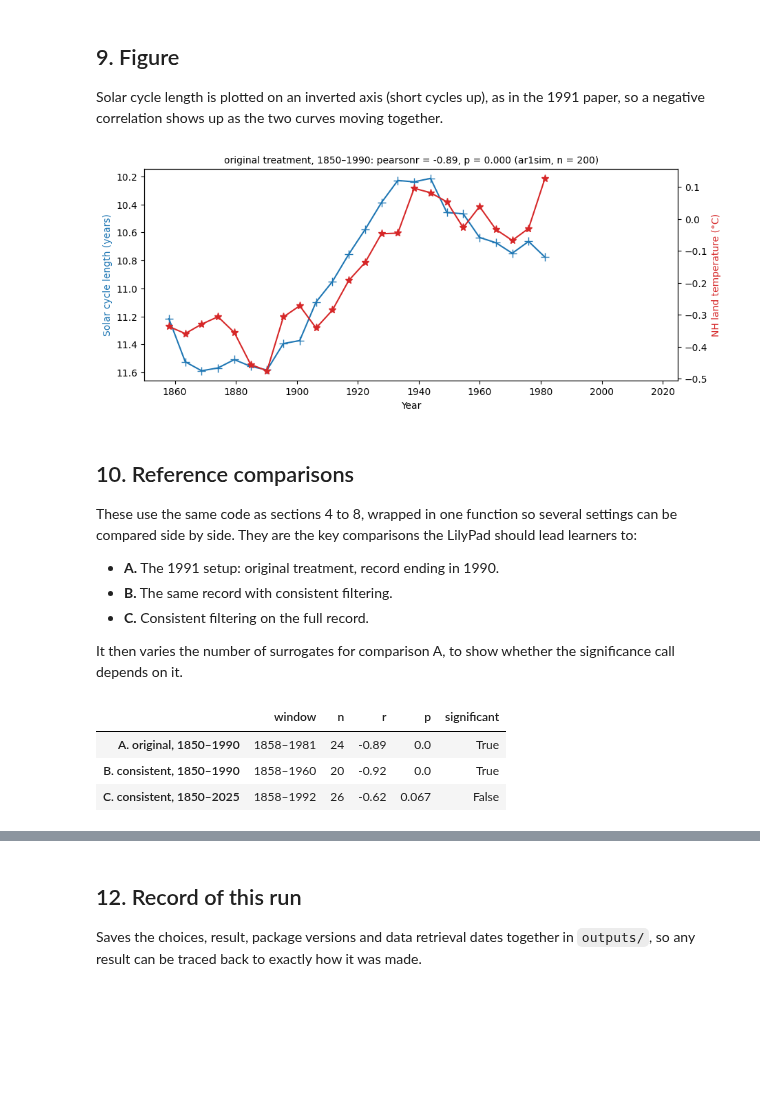
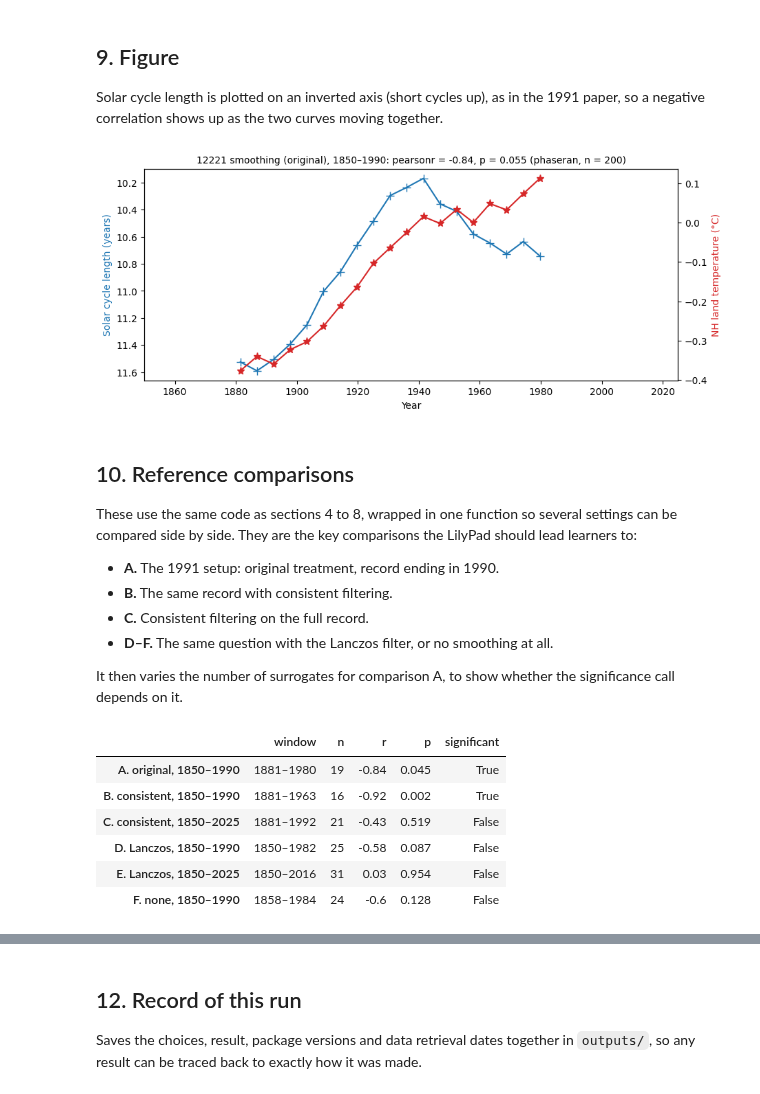
Before and after one commit to LinkedEarth/ThePond, a Jupyter notebook: lilypads/workflow/methods-actionable/correlation/workflow.ipynb, the cells around one changed output, grey strips where cells are left out. Saved outputs shown, nothing was run; the diff lists cells and outputs as text; code cells hidden in the pictures; blank space fills up the shorter version.

```diff
--- a/lilypads/workflow/methods-actionable/correlation/workflow.ipynb
+++ b/lilypads/workflow/methods-actionable/correlation/workflow.ipynb
@@ -89,22 +89,24 @@ The values set below reproduce the LilyPad's Figure 1, so this cell is also the
 `BASELINE` and `SEED` are fixed settings, not learner choices. As in the paper, temperatures are anomalies
 relative to 1951–1980.
 # %%
-SCL_TREATMENT = "original"     # "original" | "consistent"
+SMOOTHING     = "12221"        # "none" | "12221" | "lanczos"
+SCL_TREATMENT = "original"     # "original" | "consistent" (only used with "12221")
 PERIOD        = (1850, 1990)   # (1850, 1980) | (1850, 1990) | (1850, 2025)
 DETREND       = "none"         # "none" | "linear"
 STATISTIC     = "pearsonr"     # "pearsonr" | "spearmanr" | "kendalltau"
-NULL_MODEL    = "ar1sim"       # "ar1sim" | "phaseran"
 N_SIM         = 200            # 20 | 50 | 200 | 1000
 
 # Fixed settings (not exposed to learners)
+NULL_MODEL     = "phaseran"    # significance against phase-randomized (isospectral) surrogates
 BASELINE       = (1951, 1980)  # reference period for temperature anomalies, as in the paper
+LANCZOS_CUTOFF = 11            # years; cutoff period of the Lanczos low-pass filter
 SEED           = 42            # random seed for the surrogates, so results are repeatable
 ALPHA          = 0.05          # significance level
 
+assert SMOOTHING in ("none", "12221", "lanczos")
 assert SCL_TREATMENT in ("original", "consistent")
 assert DETREND in ("none", "linear")
 assert STATISTIC in ("pearsonr", "spearmanr", "kendalltau")
-assert NULL_MODEL in ("ar1sim", "phaseran")
 assert N_SIM in (20, 50, 200, 1000)
 assert 1850 <= PERIOD[0] < PERIOD[1]
 # %% [markdown]
@@ -215,5 +220,7 @@ smoothed dates, plotted at the central time of each cycle. The two treatments di
 # %%
 def smooth_epochs(t, treatment):
+    if treatment == "raw":
+        return t.astype(float)
     n = len(t)
     out = np.full(n, np.nan)
     w5 = np.array([1, 2, 2, 2, 1]) / 8
@@ -232,7 +239,6 @@ def filter_scl(t_min, t_max, treatment):
     return pd.concat(parts).sort_values("time").reset_index(drop=True)
 
 filtered = {tr: filter_scl(t_min, t_max, tr) for tr in ("original", "consistent")}
-scl = filtered[SCL_TREATMENT].dropna()
 
 fig, ax = plt.subplots(figsize=(10, 3))
 ax.plot(scl_raw["time"], scl_raw["length"], "o", color="0.7", ms=3, label="unfiltered")
@@ -242,6 +248,6 @@ ax.set(xlabel="Year", ylabel="Cycle length (years)", xlim=(1850, PERIOD[1] + 2))
 ax.invert_yaxis()   # shorter cycles plotted upward, as in the 1991 paper
 ax.legend(fontsize=8)
 plt.show()
-print(f"Using the '{SCL_TREATMENT}' treatment. Last filtered point: {scl['time'].iloc[-1]:.1f}")
+print("Last filtered point:", {tr: round(f.dropna()["time"].iloc[-1], 1) for tr, f in filtered.items()})
 # %% [output]
 [figure]
@@ -286,11 +326,10 @@ years), so there is still roughly one value per half cycle. Evenly spaced series
 phase randomization (section 8). The grid stays within both records and the chosen period; then both
 series are detrended if chosen.
 # %%
-def align(scl, temp_half, period, detrend):
+def align(scl, temp_half, period, detrend, step):
     t0 = max(period[0], scl["time"].iloc[0], temp_half["time"].iloc[0])
     t1 = min(period[1], scl["time"].iloc[-1], temp_half["time"].iloc[-1])
-    inside = scl[(scl["time"] >= t0) & (scl["time"] <= t1)]["time"].to_numpy()
-    g = np.arange(t0, t1 + 1e-9, np.diff(inside).mean())
+    g = np.arange(t0, t1 + 1e-9, step)
     a = pyleo.Series(time=g, value=np.interp(g, scl["time"], scl["length"]),
                      time_name="Year", time_unit="CE", value_name="Solar cycle length",
                      value_unit="years", label="Solar cycle length", verbose=False)
@@ -301,7 +340,26 @@ def align(scl, temp_half, period, detrend):
         a, b = a.detrend(method="linear"), b.detrend(method="linear")
     return a, b, f"{g[0]:.0f}–{g[-1]:.0f}", len(g)
 
-scl_ts, temp_ts, window, n_points = align(scl, temp_half, PERIOD, DETREND)
+def lanczos(time, value):
+    ts = pyleo.Series(time=time, value=value, time_name="Year", time_unit="CE", verbose=False)
+    return ts.filter(method="lanczos", cutoff_scale=LANCZOS_CUTOFF).value
+
+def build_pair(t_min, t_max, smoothing, treatment, period, detrend):
+    step = np.diff(np.sort(np.r_[t_min, t_max])).mean()          # average half-cycle length
+    if smoothing == "lanczos":
+        raw = filter_scl(t_min, t_max, "raw")
+        ta = temp_annual[temp_annual["time"] <= period[1] + 1]
+        yrs = ta["time"][(ta["time"] >= raw["time"].iloc[0]) & (ta["time"] <= raw["time"].iloc[-1])].to_numpy()
+        scl = pd.DataFrame({"time": yrs, "length": lanczos(yrs, np.interp(yrs, raw["time"], raw["length"]))})
+        temp = pd.DataFrame({"time": yrs, "anomaly": lanczos(yrs, ta.set_index("time").loc[yrs, "anomaly"].to_numpy())})
+    else:
+        tr = treatment if smoothing == "12221" else "raw"
+        scl = filter_scl(t_min, t_max, tr).dropna()
+        half = half_cycle_temps(t_min, t_max)
+        temp = (smooth_halves(half, treatment) if smoothing == "12221" else half).dropna()
+    return align(scl, temp, period, detrend, step)
+
+scl_ts, temp_ts, window, n_points = build_pair(t_min, t_max, SMOOTHING, SCL_TREATMENT, PERIOD, DETREND)
 t_start, t_end = scl_ts.time[0], scl_ts.time[-1]
 print(f"Analysis window: {window} ({n_points} paired values)")
 # %% [output]
@@ -338,23 +399,23 @@ Solar cycle length is plotted on an inverted axis (short cycles up), as in the 1
 # %%
 def plot_pair(scl_ts, temp_ts, detrend, title):
     suffix = " (detrended)" if detrend == "linear" else ""
     fig, ax1 = plt.subplots(figsize=(10, 4))
     ax1.plot(scl_ts.time, scl_ts.value, "+-", color="tab:blue", lw=1.5, ms=8)   # symbols as in the paper
     ax1.set_ylabel(f"Solar cycle length{suffix} (years)", color="tab:blue")
     ax1.invert_yaxis()
     ax2 = ax1.twinx()
     ax2.plot(temp_ts.time, temp_ts.value, "*-", color="tab:red", lw=1.5, ms=8)
     ax2.set_ylabel(f"NH land temperature{suffix} (°C)", color="tab:red")
     ax1.set(xlabel="Year", xlim=(1850, 2025))
     ax1.set_title(title, fontsize=10)
     return fig
 
 plot_pair(scl_ts, temp_ts, DETREND,
-          f"{SCL_TREATMENT} treatment, {PERIOD[0]}–{PERIOD[1]}: "
+          f"{SMOOTHING} smoothing ({SCL_TREATMENT}), {PERIOD[0]}–{PERIOD[1]}: "
           f"{STATISTIC} = {corr.r:.2f}, p = {corr.p:.3f} ({NULL_MODEL}, n = {N_SIM})")
 plt.show()
 # %% [output]
-[figure, old version]
+[figure, new version]
 # %% [markdown]
 ## 10. Reference comparisons
 
@@ -364,23 +425,23 @@ compared side by side. They are the key comparisons the LilyPad should lead lear
 - **A.** The 1991 setup: original treatment, record ending in 1990.
 - **B.** The same record with consistent filtering.
 - **C.** Consistent filtering on the full record.
+- **D–F.** The same question with the Lanczos filter, or no smoothing at all.
 
 It then varies the number of surrogates for comparison A, to show whether the significance call
 depends on it.
 # %%
-def prepare(scl_treatment, period, detrend):
+def prepare(scl_treatment, period, detrend, smoothing="12221"):
     # Sections 4-7 in one function (same steps, same fixed settings)
     ss = sunspots[sunspots["time"] <= period[1] + 1]
     sm = np.convolve(ss["ssn"], weights, mode="valid"); ts = ss["time"].to_numpy()[6:-6]
     tmin = ts[find_peaks(-sm, distance=84, prominence=20)[0]]
     tmax = ts[find_peaks(sm, distance=84, prominence=20)[0]]
-    s = filter_scl(tmin, tmax, scl_treatment).dropna()
-    return align(s, half_cycle_temps(tmin, tmax), period, detrend)
+    return build_pair(tmin, tmax, smoothing, scl_treatment, period, detrend)
 
-def run(scl_treatment, period, detrend="none", statistic="pearsonr", null_model="ar1sim", n_sim=1000):
+def run(scl_treatment, period, detrend="none", statistic="pearsonr", n_sim=1000, smoothing="12221"):
     # Section 8 on top of prepare()
-    a, b, window, n = prepare(scl_treatment, period, detrend)
-    c = a.correlation(b, statistic=statistic, method=null_model, number=n_sim, seed=SEED, alpha=ALPHA, mute_pbar=True)
+    a, b, window, n = prepare(scl_treatment, period, detrend, smoothing)
+    c = a.correlation(b, statistic=statistic, method=NULL_MODEL, number=n_sim, seed=SEED, alpha=ALPHA, mute_pbar=True)
     return {"window": window, "n": n, "r": round(float(c.r), 2),
             "p": round(float(c.p), 3), "significant": bool(c.signif)}
 
@@ -388,13 +449,19 @@ reference = pd.DataFrame({
     "A. original, 1850–1990":   run("original", (1850, 1990)),
     "B. consistent, 1850–1990": run("consistent", (1850, 1990)),
     "C. consistent, 1850–2025": run("consistent", (1850, 2025)),
+    "D. Lanczos, 1850–1990":    run("original", (1850, 1990), smoothing="lanczos"),
+    "E. Lanczos, 1850–2025":    run("original", (1850, 2025), smoothing="lanczos"),
+    "F. none, 1850–1990":       run("original", (1850, 1990), smoothing="none"),
 }).T
 reference
 # %% [output]
 |  | window | n | r | p | significant |
-| A. original, 1850–1990 | 1858–1981 | 24 | -0.89 | 0.0 | True |
-| B. consistent, 1850–1990 | 1858–1960 | 20 | -0.92 | 0.0 | True |
-| C. consistent, 1850–2025 | 1858–1992 | 26 | -0.62 | 0.067 | False |
+| A. original, 1850–1990 | 1881–1980 | 19 | -0.84 | 0.045 | True |
+| B. consistent, 1850–1990 | 1881–1963 | 16 | -0.92 | 0.002 | True |
+| C. consistent, 1850–2025 | 1881–1992 | 21 | -0.43 | 0.519 | False |
+| D. Lanczos, 1850–1990 | 1850–1982 | 25 | -0.58 | 0.087 | False |
+| E. Lanczos, 1850–2025 | 1850–2016 | 31 | 0.03 | 0.954 | False |
+| F. none, 1850–1990 | 1858–1984 | 24 | -0.6 | 0.128 | False |
 # %%
 sweep = pd.DataFrame({n: run("original", (1850, 1990), n_sim=n) for n in (20, 50, 200, 1000)}).T
 sweep.index.name = "N_SIM"
```
Also changed, not shown: parts of 15 cells of this notebook, 52 other files.
